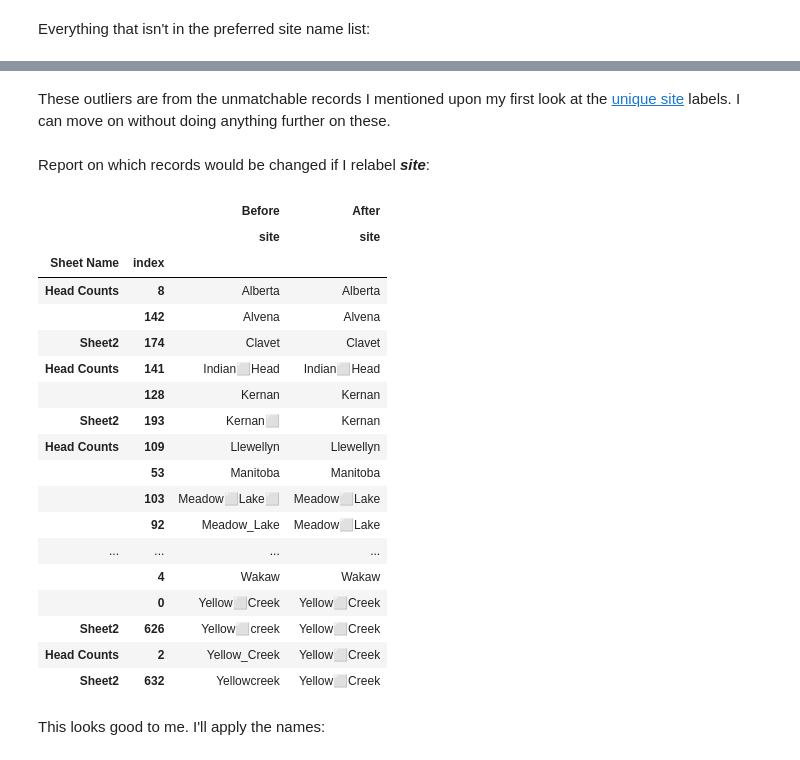
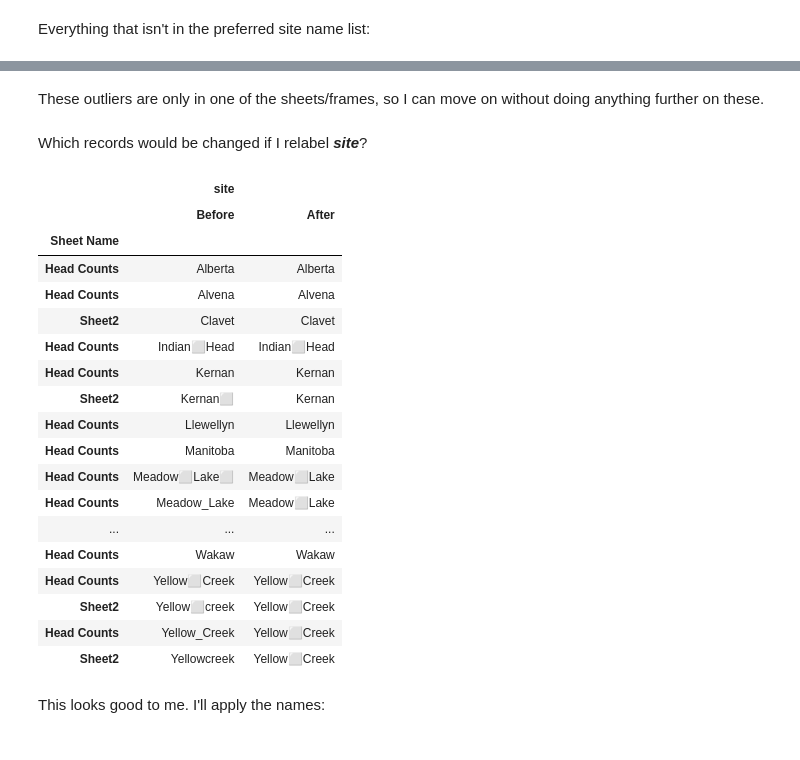
Before and after one commit to devvyn/aafc-field-data, a Jupyter notebook: notebook/projects/2016-sweep-vs-tiller/2016-sweep-vs-tiller.ipynb, the cells around one changed output, grey strips where cells are left out. Cells and saved outputs as stored; diff of their text form; code cells hidden in the pictures.

```diff
--- a/notebook/projects/2016-sweep-vs-tiller/2016-sweep-vs-tiller.ipynb
+++ b/notebook/projects/2016-sweep-vs-tiller/2016-sweep-vs-tiller.ipynb
@@ -920,5 +973,5 @@ In order to match badly formed labels with their normal representation, I need a
 - strip non alphanumeric characters
 - convert alphabetic characters to lower case
 # %%
-def hash_like(value):
+def alphanumeric_lower(value):
     return re.compile(r"[^a-z0-9]").sub('', str(value).lower())
@@ -1002,38 +1068,43 @@ site_values[
 # %% [markdown]
-These outliers are from the unmatchable records I mentioned upon my first look at the [unique site] labels. I can move on without doing anything further on these.
+These outliers are only in one of the sheets/frames, so I can move on without doing anything further on these.
 
 [unique site]: #Site
 # %% [markdown]
-Report on which records would be changed if I relabel ***site***:
+Which records would be changed if I relabel ***site***?
 # %%
-pandas.concat(
-    (
-        site_values,
-        preferred_site_id.to_frame().combine_first(site_values),
-    ),
-    keys=['Before', 'After'],
-    axis='columns',
-).reset_index('site_index', drop=True).apply(show_spaces)
+(
+    pandas.concat(
+        (
+            site_values,
+            preferred_site_id.to_frame().combine_first(site_values),
+        ),
+        keys=['Before', 'After'],
+        axis='columns',
+    )
+    .reorder_levels([1, 0], axis='columns')
+    .reset_index(['site_index', 'index'], drop=True)
+    .apply(show_spaces)
+)
 # %% [output]
-|  |  | Before | After |
-|  |  | site | site |
-| Sheet Name | index |  |  |
-| Head Counts | 8 | Alberta | Alberta |
-|  | 142 | Alvena | Alvena |
-| Sheet2 | 174 | Clavet | Clavet |
-| Head Counts | 141 | Indian⬜️Head | Indian⬜️Head |
-|  | 128 | Kernan | Kernan |
-| Sheet2 | 193 | Kernan⬜️ | Kernan |
-| Head Counts | 109 | Llewellyn | Llewellyn |
-|  | 53 | Manitoba | Manitoba |
-|  | 103 | Meadow⬜️Lake⬜️ | Meadow⬜️Lake |
-|  | 92 | Meadow_Lake | Meadow⬜️Lake |
-| ... | ... | ... | ... |
-|  | 4 | Wakaw | Wakaw |
-|  | 0 | Yellow⬜️Creek | Yellow⬜️Creek |
-| Sheet2 | 626 | Yellow⬜️creek | Yellow⬜️Creek |
-| Head Counts | 2 | Yellow_Creek | Yellow⬜️Creek |
-| Sheet2 | 632 | Yellowcreek | Yellow⬜️Creek |
+|  | site |  |
+|  | Before | After |
+| Sheet Name |  |  |
+| Head Counts | Alberta | Alberta |
+| Head Counts | Alvena | Alvena |
+| Sheet2 | Clavet | Clavet |
+| Head Counts | Indian⬜️Head | Indian⬜️Head |
+| Head Counts | Kernan | Kernan |
+| Sheet2 | Kernan⬜️ | Kernan |
+| Head Counts | Llewellyn | Llewellyn |
+| Head Counts | Manitoba | Manitoba |
+| Head Counts | Meadow⬜️Lake⬜️ | Meadow⬜️Lake |
+| Head Counts | Meadow_Lake | Meadow⬜️Lake |
+| ... | ... | ... |
+| Head Counts | Wakaw | Wakaw |
+| Head Counts | Yellow⬜️Creek | Yellow⬜️Creek |
+| Sheet2 | Yellow⬜️creek | Yellow⬜️Creek |
+| Head Counts | Yellow_Creek | Yellow⬜️Creek |
+| Sheet2 | Yellowcreek | Yellow⬜️Creek |
 # %% [markdown]
 This looks good to me. I'll apply the names:
 # %%
```
Also changed, not shown: parts of 58 cells of this notebook.
